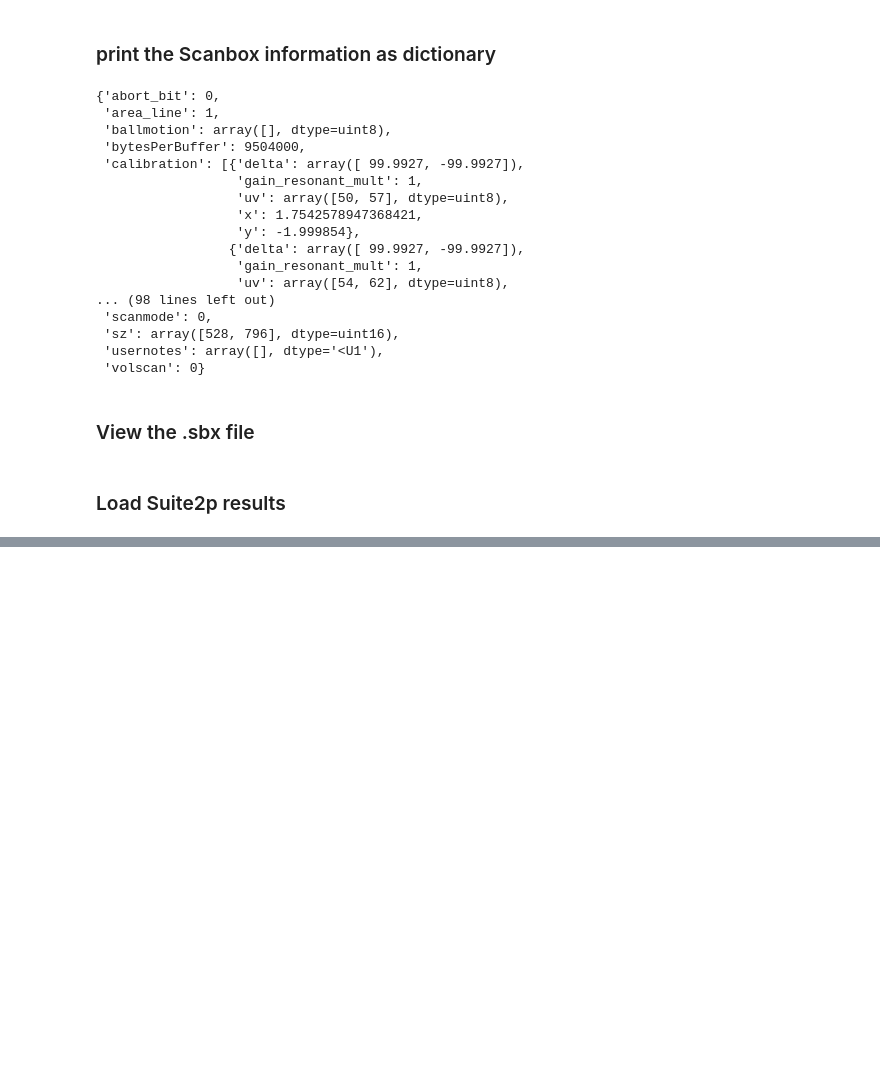
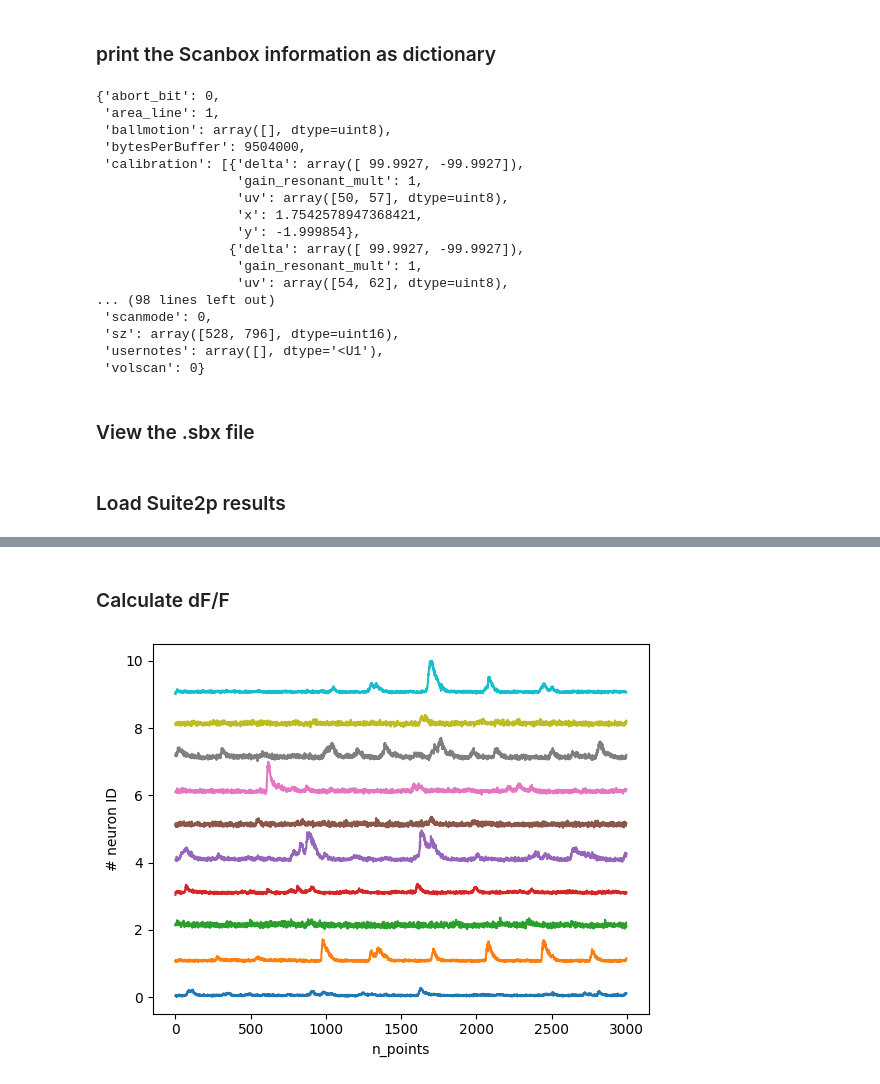
Before and after one commit to ytsimon2004/neuralib, a Jupyter notebook: doc/source/notebooks/example_calimg.ipynb, the cells around one changed output, grey strips where cells are left out. Saved outputs shown, nothing was run; the diff lists cells and outputs as text; code cells hidden in the pictures; blank space fills up the shorter version.

```diff
--- a/doc/source/notebooks/example_calimg.ipynb
+++ b/doc/source/notebooks/example_calimg.ipynb
@@ -65,0 +74,20 @@ plt.show()
+# %% [markdown]
+### Calculate dF/F
+# %%
+dff = get_neuron_signal(s2p, n=np.arange(10), signal_type='df_f', normalize=True, dff=True, correct_neuropil=True)[0]
+
+# pick the first 100 sec
+points = int(100 * s2p.fs)
+dff = dff[:, :points]
+n_neurons = dff.shape[0]
+
+y = 0
+for i in range(n_neurons):
+    plt.plot(dff[i] + y)
+    y += 1
+
+plt.xlabel('n_points')
+plt.ylabel('# neuron ID')
+plt.show()
+# %% [output]
+[figure, added]
```
Also changed, not shown: parts of 11 cells of this notebook, 11 other files.
